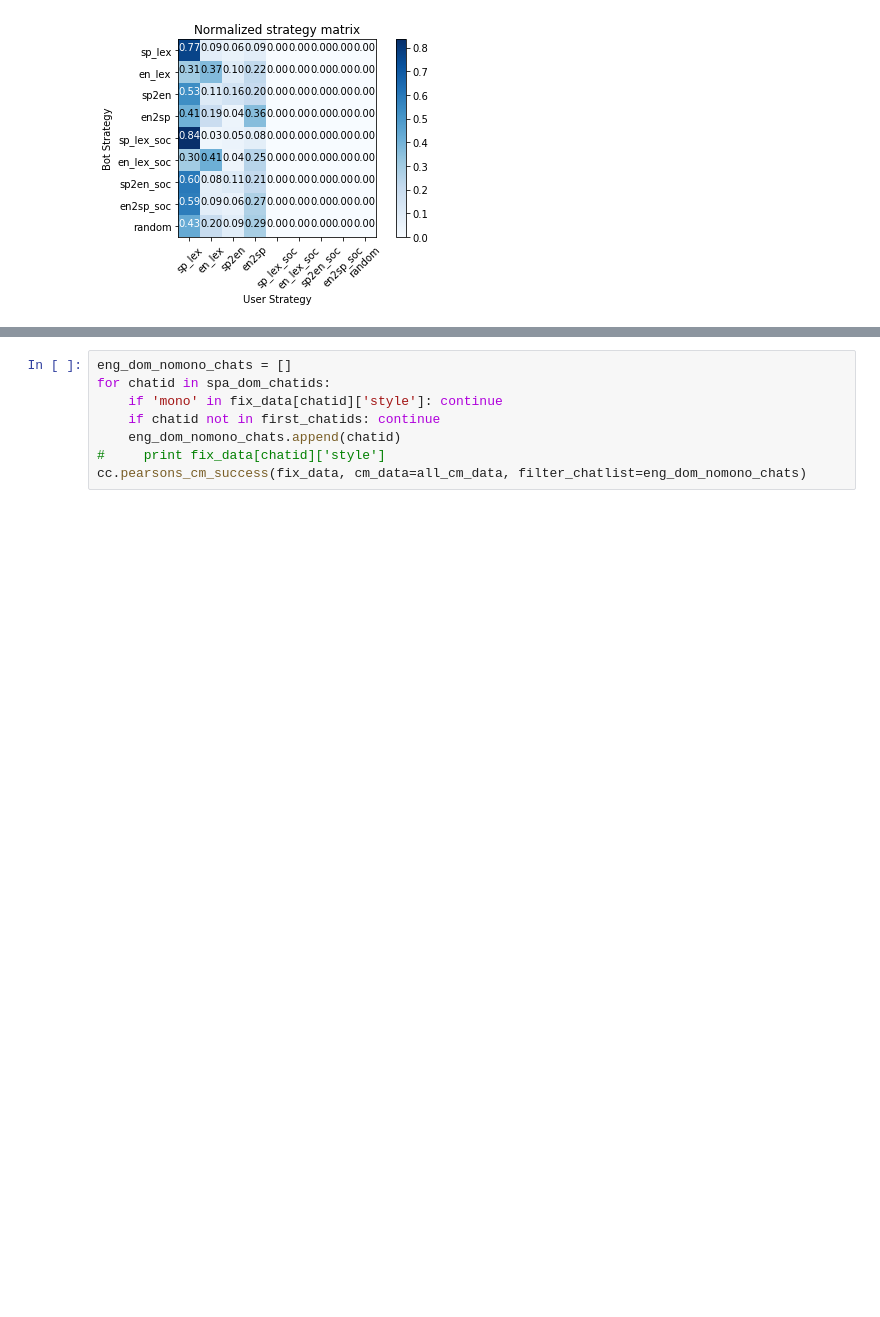
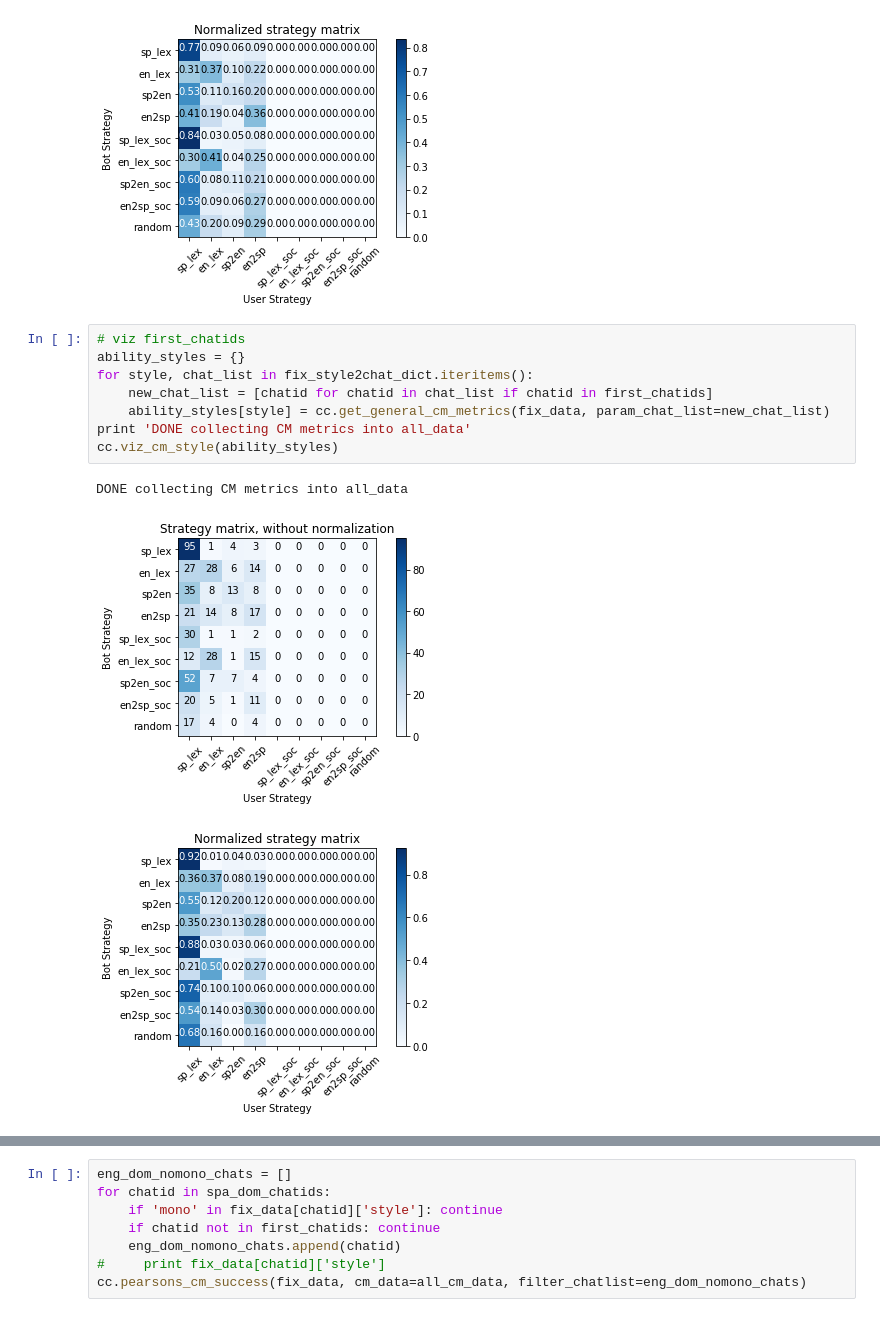
Before and after one commit to emilyahn/codemix, a Jupyter notebook: cocoa_metrics.ipynb, the cells around one changed output, grey strips where cells are left out. Drawn from its saved outputs; the diff is of its cells as text; blank space fills up the shorter version.

```diff
--- a/cocoa_metrics.ipynb
+++ b/cocoa_metrics.ipynb
@@ -201,3 +218,15 @@ trimming end ['no', 'i', 'do', 'nt', 'have', 'a', 'friend', 'quien', 'trabaja',
 DONE collecting CM metrics into all_data
 [figure]
 [figure]
+# %%
+# viz first_chatids
+ability_styles = {}
+for style, chat_list in fix_style2chat_dict.iteritems():
+    new_chat_list = [chatid for chatid in chat_list if chatid in first_chatids]
+    ability_styles[style] = cc.get_general_cm_metrics(fix_data, param_chat_list=new_chat_list)
+print 'DONE collecting CM metrics into all_data'
+cc.viz_cm_style(ability_styles)
+# %% [output]
+DONE collecting CM metrics into all_data
+[figure, added]
+[figure, added]
```
Also changed, not shown: parts of 4 cells of this notebook, 4 other files.
